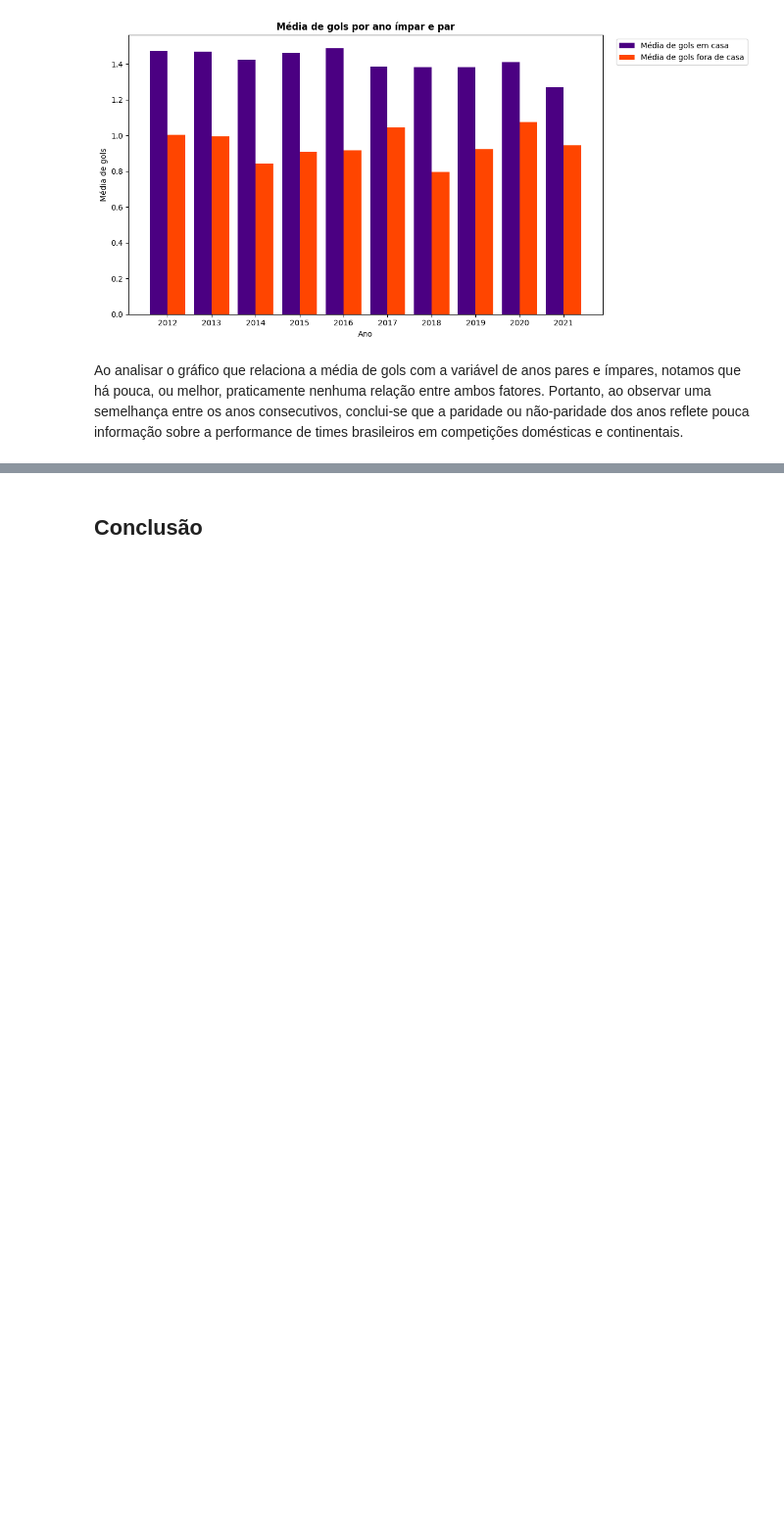
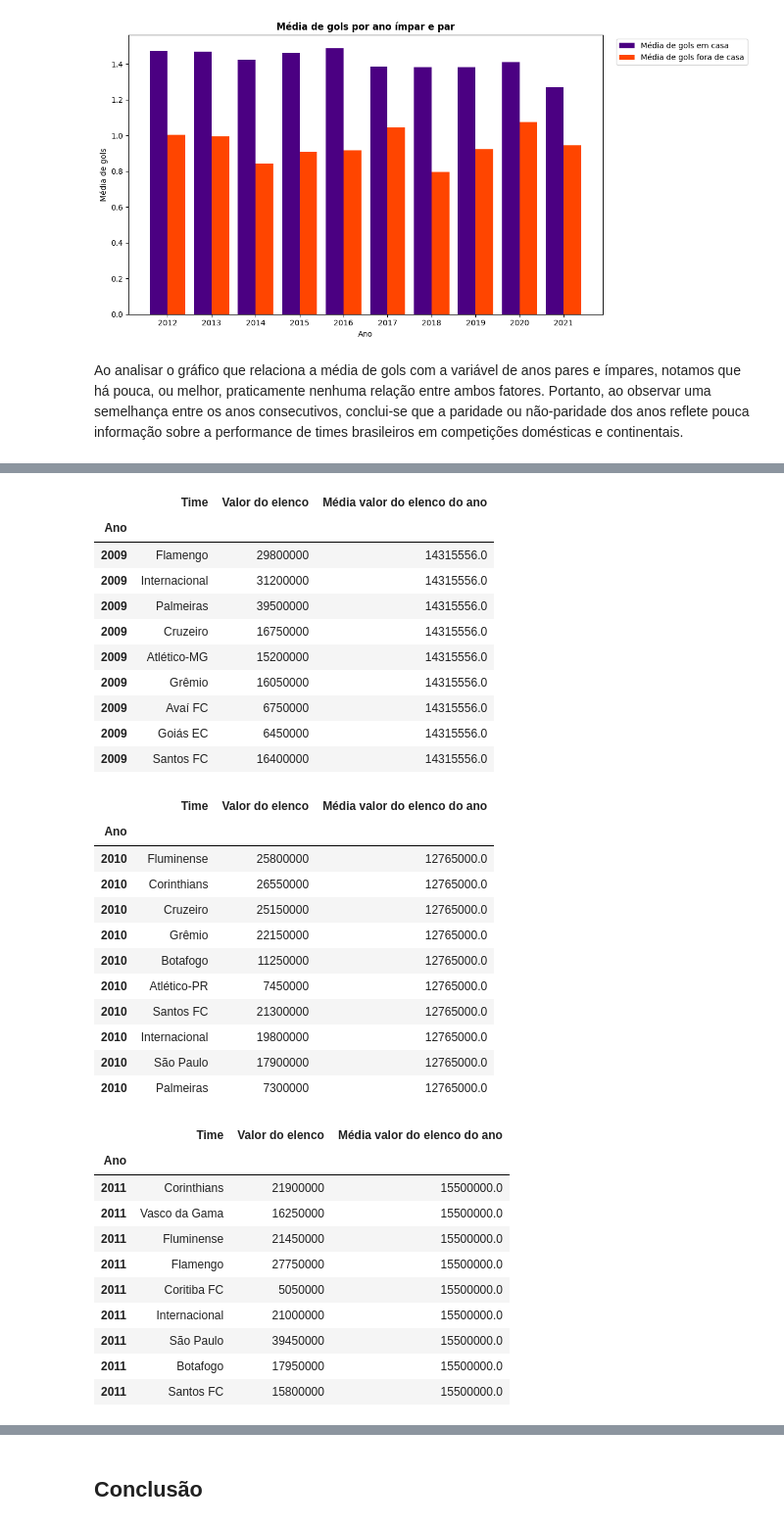
Before and after one commit to GabrielGrub/Trainee_FEA.dev, a Jupyter notebook: Projeto - Futebol Brasileiro/Projeto.ipynb, the cells around one changed output, grey strips where cells are left out. Shown: that part at 98% size. Cells and saved outputs as stored; diff of their text form; code cells hidden in the pictures; blank space fills up the shorter version.

```diff
--- a/Projeto - Futebol Brasileiro/Projeto.ipynb
+++ b/Projeto - Futebol Brasileiro/Projeto.ipynb
@@ -694,0 +701,6 @@ Ao analisar o gráfico que relaciona a média de gols com a variável de anos pa
+# %%
+df_brasileirao = bd.read_table(dataset_id='mundo_transfermarkt_competicoes',
+table_id='brasileirao_serie_a',
+billing_project_id="projeto-teste-390720")
+
+df_brasileirao.info()
@@ -694,0 +727,16 @@ Ao analisar o gráfico que relaciona a média de gols com a variável de anos pa
+# %%
+# Trazendo as colunas interessantes para a análise
+df_brasileirao = df_brasileirao[["ano_campeonato", "data", "rodada", "estadio", "time_man", "time_vis", "valor_equipe_titular_man", "valor_equipe_titular_vis", "colocacao_man", "colocacao_vis"]]
+
+# Limpando dados vazios
+df_filtrado = df_brasileirao.dropna(subset = "valor_equipe_titular_man")
+
+# Tratando apenas a última rodada de cada campeonato para encontrar a colocação dos times
+df_brasileirao_filtrado = df_filtrado[df_filtrado['rodada'] == 38]
+
+# Classificando por ano
+df_brasileirao_filtrado.sort_values("ano_campeonato")
+
+# Iterando para encontrar a colocação das equipes e o grau de investimento
+colocacao_ano = list(df_brasileirao_filtrado['ano_campeonato'].unique())
+colocacao_ano.sort()
@@ -694,0 +745,24 @@ Ao analisar o gráfico que relaciona a média de gols com a variável de anos pa
+# %%
+for ano in colocacao_ano:
+    tabela_ano = []
+    investimentos = []
+    tabela_ano_atual = df_brasileirao_filtrado[df_brasileirao_filtrado['ano_campeonato'] == ano]
+    col_man = [colocacao_casa for colocacao_casa in tabela_ano_atual['colocacao_man']]
+    col_vis = [colocacao_casa for colocacao_casa in tabela_ano_atual['colocacao_vis']]
+    for i in range(1,11):
+        if i in col_man:
+            for time,colocacao,investimento in zip(tabela_ano_atual['time_man'],tabela_ano_atual['colocacao_man'],tabela_ano_atual['valor_equipe_titular_man']):
+                if colocacao == i:
+                    tabela_ano.append(time)
+                    investimentos.append(investimento)
+        elif i in col_vis:
+            for time,colocacao,investimento in zip(tabela_ano_atual['time_vis'],tabela_ano_atual['colocacao_vis'],tabela_ano_atual['valor_equipe_titular_vis']):
+                if colocacao == i:
+                    tabela_ano.append(time)
+                    investimentos.append(investimento)
+    tabela_ano_atual['investimento_combinado'] = (tabela_ano_atual['valor_equipe_titular_man'] + tabela_ano_atual['valor_equipe_titular_vis'])/2
+    media_investimento_ano = round(tabela_ano_atual['investimento_combinado'].mean(),0)
+    top_10_ano = pd.DataFrame({'Ano':ano,'Time':tabela_ano,'Valor do elenco':investimentos, 'Média valor do elenco do ano': media_investimento_ano})
+    top_10_ano = top_10_ano.set_index('Ano')
+    display(top_10_ano)
+# %% [output]
@@ -694,0 +791,34 @@ Ao analisar o gráfico que relaciona a média de gols com a variável de anos pa
+|  | Time | Valor do elenco | Média valor do elenco do ano |
+| Ano |  |  |  |
+| 2009 | Flamengo | 29800000 | 14315556.0 |
+| 2009 | Internacional | 31200000 | 14315556.0 |
+| 2009 | Palmeiras | 39500000 | 14315556.0 |
+| 2009 | Cruzeiro | 16750000 | 14315556.0 |
+| 2009 | Atlético-MG | 15200000 | 14315556.0 |
+| 2009 | Grêmio | 16050000 | 14315556.0 |
+| 2009 | Avaí FC | 6750000 | 14315556.0 |
+| 2009 | Goiás EC | 6450000 | 14315556.0 |
+| 2009 | Santos FC | 16400000 | 14315556.0 |
+|  | Time | Valor do elenco | Média valor do elenco do ano |
+| Ano |  |  |  |
+| 2010 | Fluminense | 25800000 | 12765000.0 |
+| 2010 | Corinthians | 26550000 | 12765000.0 |
+| 2010 | Cruzeiro | 25150000 | 12765000.0 |
+| 2010 | Grêmio | 22150000 | 12765000.0 |
+| 2010 | Botafogo | 11250000 | 12765000.0 |
+| 2010 | Atlético-PR | 7450000 | 12765000.0 |
+| 2010 | Santos FC | 21300000 | 12765000.0 |
+| 2010 | Internacional | 19800000 | 12765000.0 |
+| 2010 | São Paulo | 17900000 | 12765000.0 |
+| 2010 | Palmeiras | 7300000 | 12765000.0 |
+|  | Time | Valor do elenco | Média valor do elenco do ano |
+| Ano |  |  |  |
+| 2011 | Corinthians | 21900000 | 15500000.0 |
+| 2011 | Vasco da Gama | 16250000 | 15500000.0 |
+| 2011 | Fluminense | 21450000 | 15500000.0 |
+| 2011 | Flamengo | 27750000 | 15500000.0 |
+| 2011 | Coritiba FC | 5050000 | 15500000.0 |
+| 2011 | Internacional | 21000000 | 15500000.0 |
+| 2011 | São Paulo | 39450000 | 15500000.0 |
+| 2011 | Botafogo | 17950000 | 15500000.0 |
+| 2011 | Santos FC | 15800000 | 15500000.0 |
```
Also changed, not shown: parts of 8 cells of this notebook.
